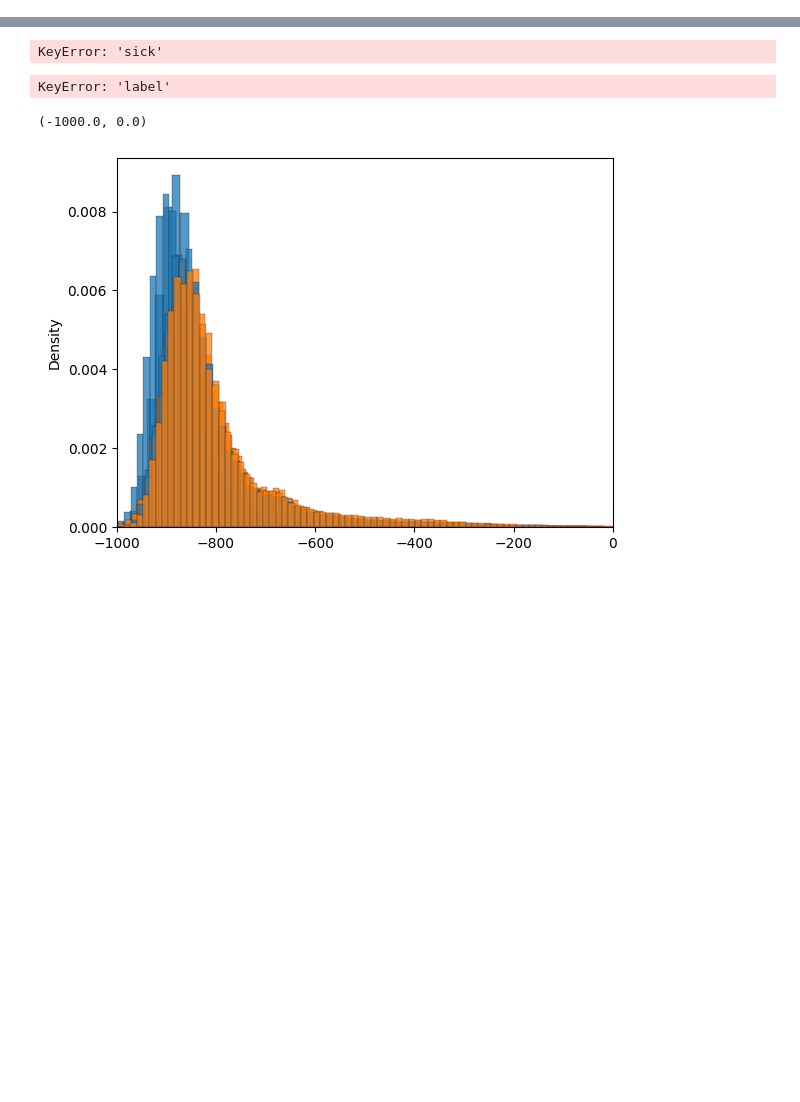
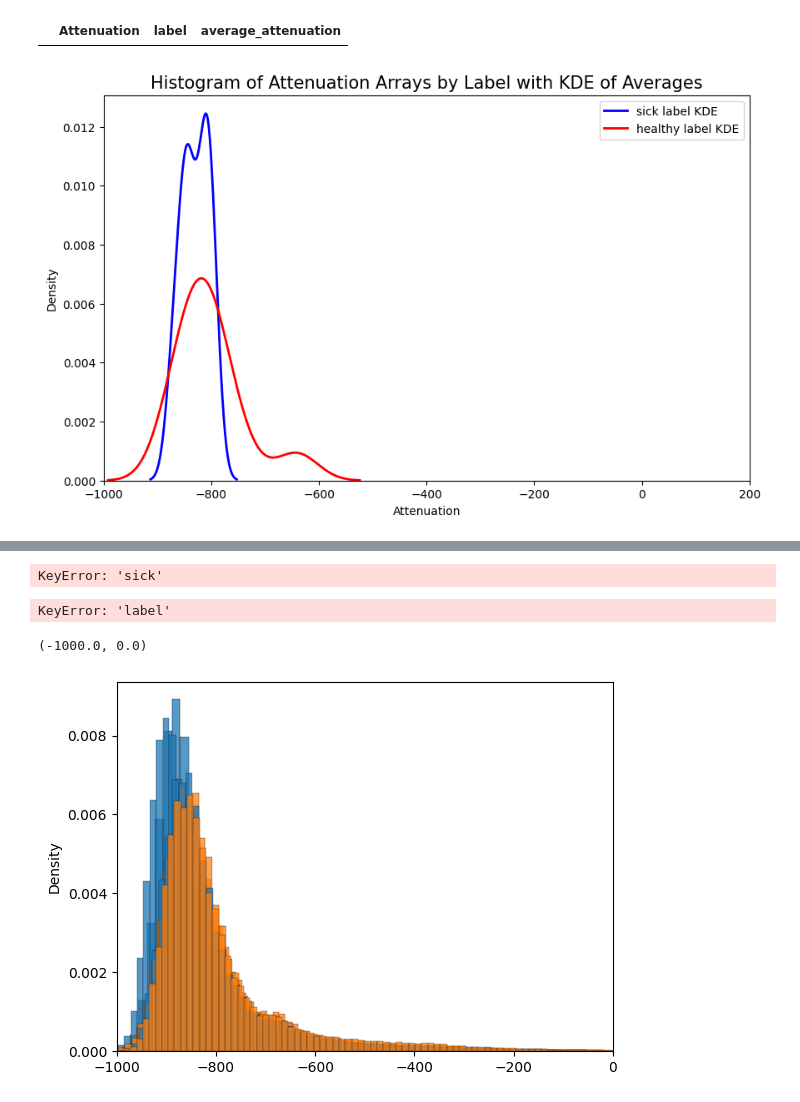
Before and after one commit to JaSeKii/BachelorProject, a Jupyter notebook: Data_preprocess/visualization.ipynb, the cells around one changed output, grey strips where cells are left out. Drawn from its saved outputs; the diff is of its cells as text; code cells hidden in the pictures; blank space fills up the shorter version.

Commit message:
visualization tools

```diff
--- a/Data_preprocess/visualization.ipynb
+++ b/Data_preprocess/visualization.ipynb
@@ -50,0 +56,22 @@ sns.histplot(data=df, x="attenuation", kde=True, bins=50)
+# %%
+df[df['label'] == 'healthy']
+# %% [output]
+|  | Attenuation | label | average_attenuation |
+# %%
+
+plt.figure(figsize=(10, 6))
+sns.histplot(df_expanded, x='attenuation', hue='label', element='step', stat='density', common_norm=False, palette='coolwarm')
+
+sns.kdeplot(df[df['label'] == 'sick']['average_attenuation'], color='blue', label='sick label KDE', lw=2)
+sns.kdeplot(df[df['label'] == 'healthy']['average_attenuation'], color='red', label='healthy label KDE', lw=2)
+
+plt.title('Histogram of Attenuation Arrays by Label with KDE of Averages', fontsize=15)
+plt.xlim(-1000, 200)
+plt.xlabel('Attenuation')
+plt.ylabel('Density')
+plt.legend()
+
+# Show the plot
+plt.show()
+# %% [output]
+[figure, added]
```
Also changed, not shown: parts of 5 cells of this notebook.
